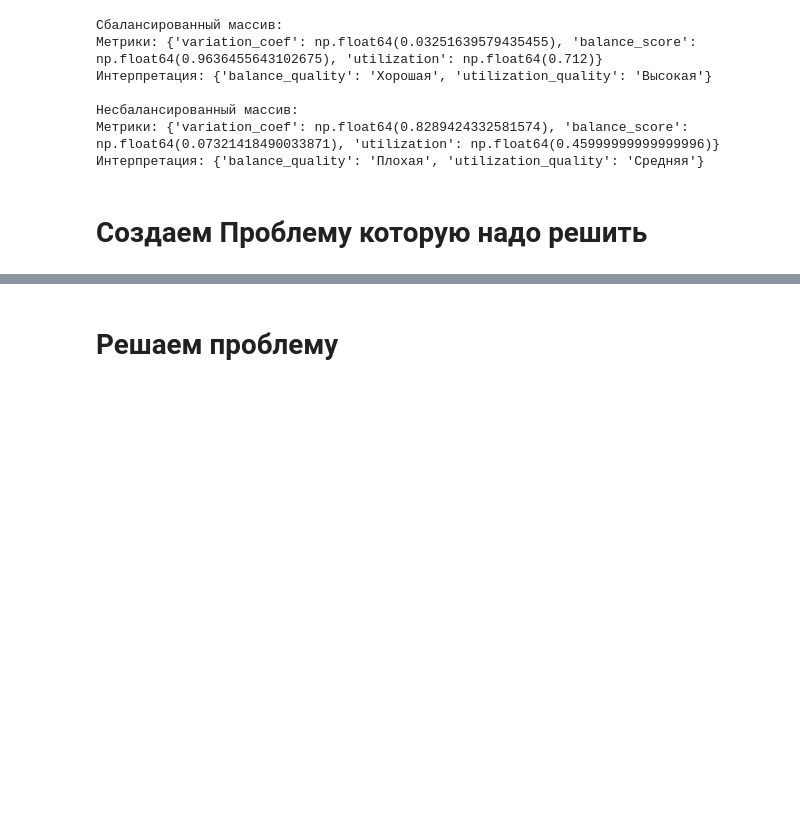
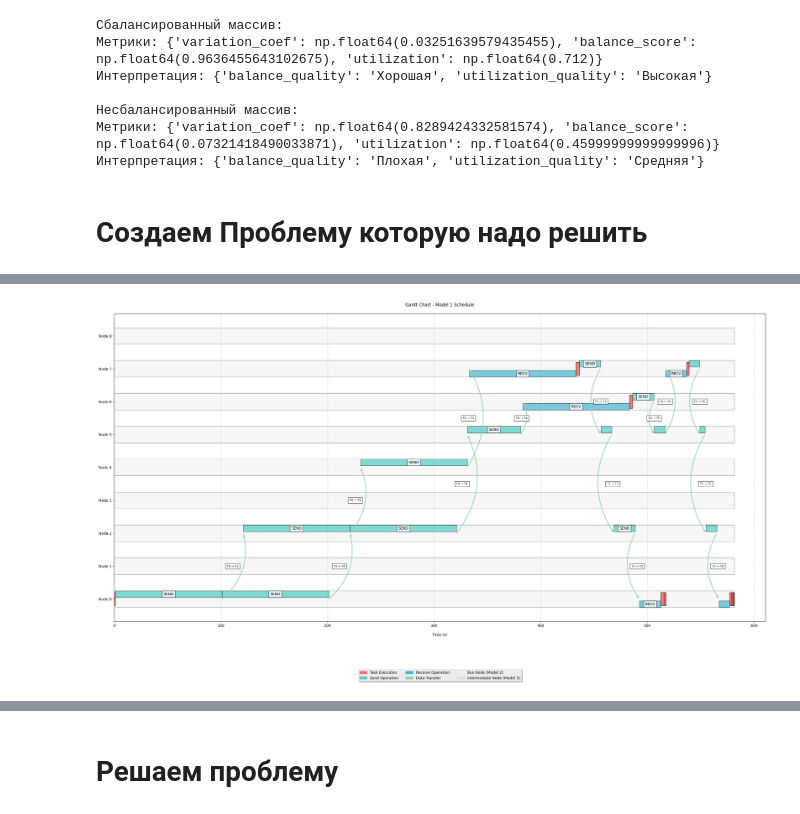
Before and after one commit to Me0n4ik/MATH, a Jupyter notebook: Новые расчеты/CASE 1.ipynb, the cells around one changed output, grey strips where cells are left out. Cells and saved outputs as stored; diff of their text form; code cells hidden in the pictures; blank space fills up the shorter version.

Commit message:
Added two modeling models and a more convenient definition of an arbitrary graph

```diff
--- a/Новые расчеты/CASE 1.ipynb
+++ b/Новые расчеты/CASE 1.ipynb
@@ -805,0 +803,20 @@ problem = NetworkOptimizationProblem(net, task, f_objective=[case_1_f1_cost, cas
+# %%
+# Создание объекта оптимизации для модели 1
+problem = NetworkOptimizationProblem(
+    network_graph=net,                      # граф сети
+    task_graph=task,                        # граф задач
+    f_objective=[                           # целевые функции
+        case_1_f1_cost,                     # стоимость решения
+        case_1_f2_total_energy,             # общая энергия
+        case_1_f3_M_total,                  # общая вычислительная нагрузка
+        case_1_f4_reliability,              # надежность
+        case_1_f5_load_balance              # балансировка нагрузки
+    ],
+    constraints=[                           # ограничения
+        c1_time_limit,                      # ограничение по времени
+        c2_Di                               # ограничение на ресурсы узлов
+    ],
+    t_lim=50,                               # временное ограничение
+    name="CASE1_MODEL1",                    # имя задачи
+    net_speed=1000                          # скорость сети по умолчанию
+)
@@ -805,0 +844,4 @@ problem = NetworkOptimizationProblem(net, task, f_objective=[case_1_f1_cost, cas
+# %%
+problem.scheduler.create_gantt_chart()
+# %% [output]
+[figure, added]
```
Also changed, not shown: parts of 32 cells of this notebook, 1 other file.
